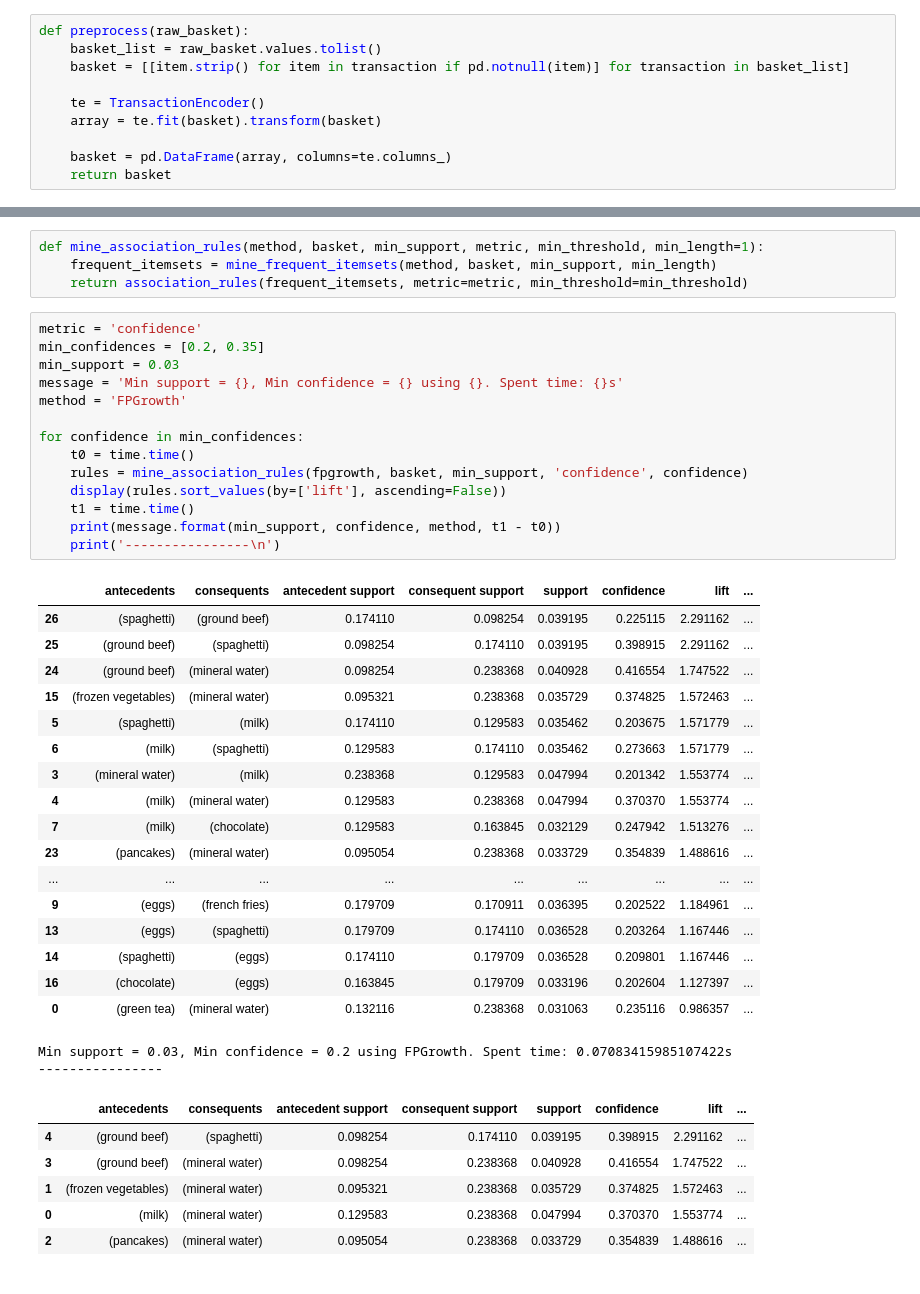
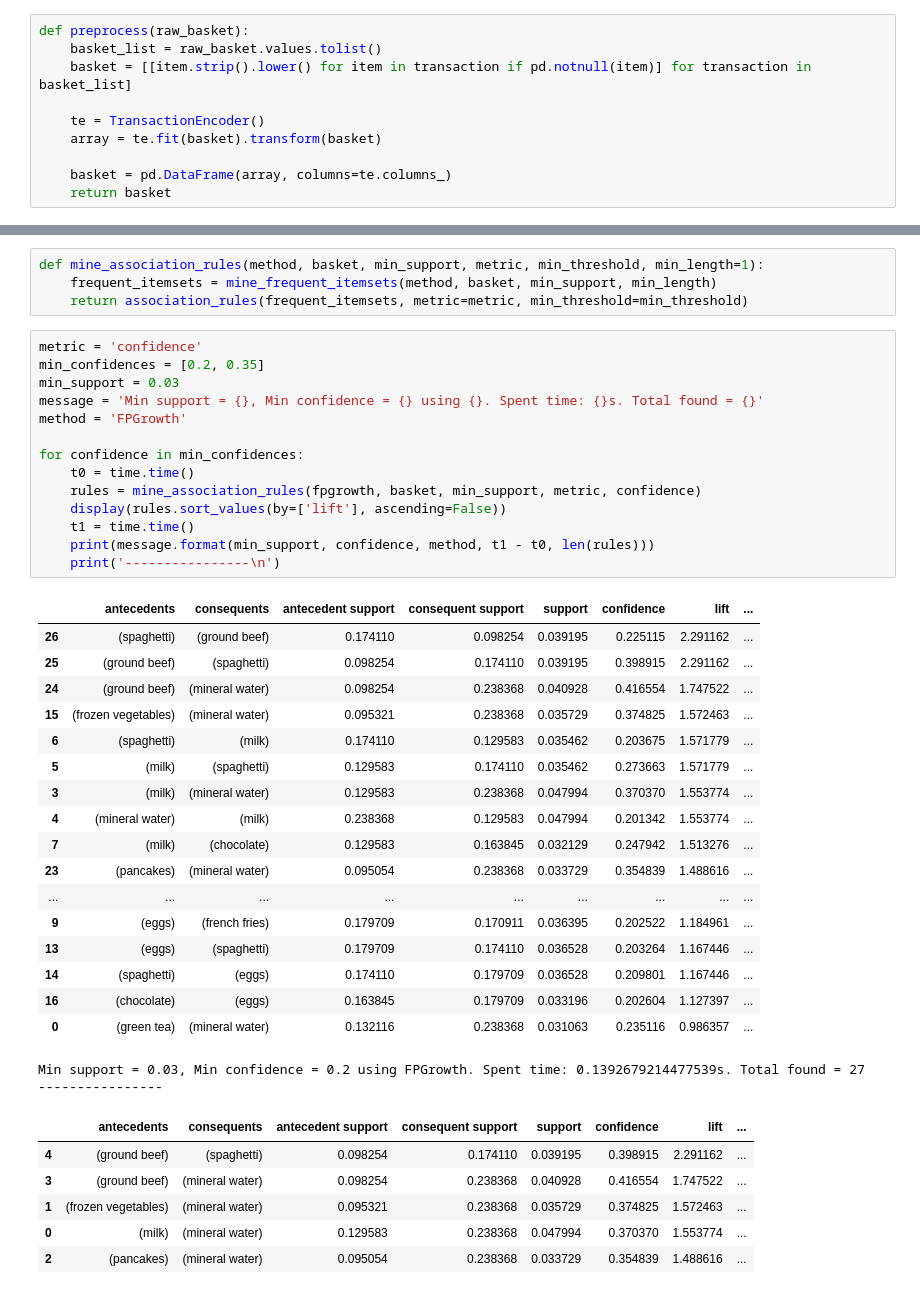
Before and after one commit to tahafkh/Data-Mining, a Jupyter notebook: CA2/Codes/CA2.ipynb, the cells around one changed output, grey strips where cells are left out. Drawn from its saved outputs; the diff is of its cells as text.

```diff
--- a/CA2/Codes/CA2.ipynb
+++ b/CA2/Codes/CA2.ipynb
@@ -41,7 +41,7 @@ from mlxtend.preprocessing import TransactionEncoder
 # %%
 def preprocess(raw_basket):
     basket_list = raw_basket.values.tolist()
-    basket = [[item.strip() for item in transaction if pd.notnull(item)] for transaction in basket_list]
+    basket = [[item.strip().lower() for item in transaction if pd.notnull(item)] for transaction in basket_list]
 
     te = TransactionEncoder()
     array = te.fit(basket).transform(basket)
@@ -204,27 +233,27 @@ def mine_association_rules(method, basket, min_support, metric, min_threshold, m
 # %%
 metric = 'confidence'
 min_confidences = [0.2, 0.35]
 min_support = 0.03
-message = 'Min support = {}, Min confidence = {} using {}. Spent time: {}s'
+message = 'Min support = {}, Min confidence = {} using {}. Spent time: {}s. Total found = {}'
 method = 'FPGrowth'
 
 for confidence in min_confidences:
     t0 = time.time()
-    rules = mine_association_rules(fpgrowth, basket, min_support, 'confidence', confidence)
+    rules = mine_association_rules(fpgrowth, basket, min_support, metric, confidence)
     display(rules.sort_values(by=['lift'], ascending=False))
     t1 = time.time()
-    print(message.format(min_support, confidence, method, t1 - t0))
+    print(message.format(min_support, confidence, method, t1 - t0, len(rules)))
     print('----------------\n')
 # %% [output]
 |  | antecedents | consequents | antecedent support | consequent support | support | confidence | lift | ... |
 | 26 | (spaghetti) | (ground beef) | 0.174110 | 0.098254 | 0.039195 | 0.225115 | 2.291162 | ... |
 | 25 | (ground beef) | (spaghetti) | 0.098254 | 0.174110 | 0.039195 | 0.398915 | 2.291162 | ... |
 | 24 | (ground beef) | (mineral water) | 0.098254 | 0.238368 | 0.040928 | 0.416554 | 1.747522 | ... |
 | 15 | (frozen vegetables) | (mineral water) | 0.095321 | 0.238368 | 0.035729 | 0.374825 | 1.572463 | ... |
-| 5 | (spaghetti) | (milk) | 0.174110 | 0.129583 | 0.035462 | 0.203675 | 1.571779 | ... |
-| 6 | (milk) | (spaghetti) | 0.129583 | 0.174110 | 0.035462 | 0.273663 | 1.571779 | ... |
-| 3 | (mineral water) | (milk) | 0.238368 | 0.129583 | 0.047994 | 0.201342 | 1.553774 | ... |
-| 4 | (milk) | (mineral water) | 0.129583 | 0.238368 | 0.047994 | 0.370370 | 1.553774 | ... |
+| 6 | (spaghetti) | (milk) | 0.174110 | 0.129583 | 0.035462 | 0.203675 | 1.571779 | ... |
+| 5 | (milk) | (spaghetti) | 0.129583 | 0.174110 | 0.035462 | 0.273663 | 1.571779 | ... |
+| 3 | (milk) | (mineral water) | 0.129583 | 0.238368 | 0.047994 | 0.370370 | 1.553774 | ... |
+| 4 | (mineral water) | (milk) | 0.238368 | 0.129583 | 0.047994 | 0.201342 | 1.553774 | ... |
 | 7 | (milk) | (chocolate) | 0.129583 | 0.163845 | 0.032129 | 0.247942 | 1.513276 | ... |
 | 23 | (pancakes) | (mineral water) | 0.095054 | 0.238368 | 0.033729 | 0.354839 | 1.488616 | ... |
 | ... | ... | ... | ... | ... | ... | ... | ... | ... |
@@ -233,7 +262,7 @@ for confidence in min_confidences:
 | 14 | (spaghetti) | (eggs) | 0.174110 | 0.179709 | 0.036528 | 0.209801 | 1.167446 | ... |
 | 16 | (chocolate) | (eggs) | 0.163845 | 0.179709 | 0.033196 | 0.202604 | 1.127397 | ... |
 | 0 | (green tea) | (mineral water) | 0.132116 | 0.238368 | 0.031063 | 0.235116 | 0.986357 | ... |
-Min support = 0.03, Min confidence = 0.2 using FPGrowth. Spent time: 0.07083415985107422s
+Min support = 0.03, Min confidence = 0.2 using FPGrowth. Spent time: 0.1392679214477539s. Total found = 27
 ----------------
 |  | antecedents | consequents | antecedent support | consequent support | support | confidence | lift | ... |
 | 4 | (ground beef) | (spaghetti) | 0.098254 | 0.174110 | 0.039195 | 0.398915 | 2.291162 | ... |
```
Also changed, not shown: parts of 14 cells of this notebook, 1 other file.
